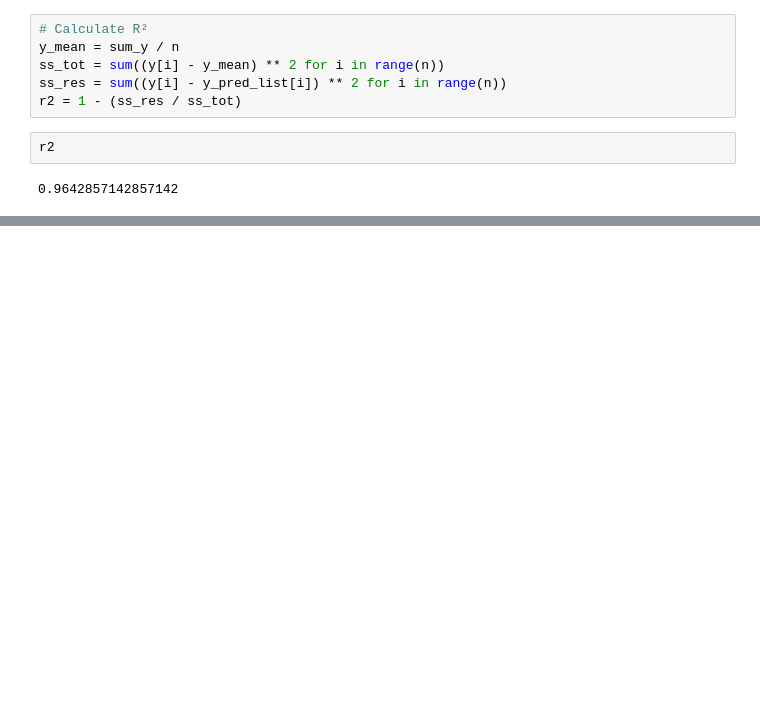
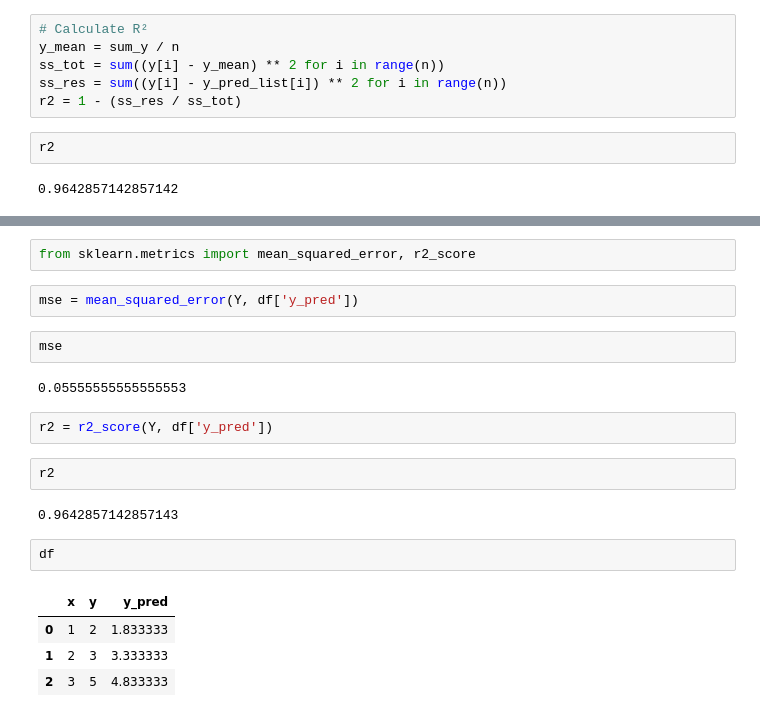
Before and after one commit to arshadziban/ML-Algo, a Jupyter notebook: Version_02/Supervised Learning/Regression/Linear Regression/linear_regression.ipynb, the cells around one changed output, grey strips where cells are left out. Drawn from its saved outputs; the diff is of its cells as text; blank space fills up the shorter version.

```diff
--- a/Version_02/Supervised Learning/Regression/Linear Regression/linear_regression.ipynb
+++ b/Version_02/Supervised Learning/Regression/Linear Regression/linear_regression.ipynb
@@ -96,0 +538,21 @@ r2
+# %%
+from sklearn.metrics import mean_squared_error, r2_score
+# %%
+mse = mean_squared_error(Y, df['y_pred'])
+# %%
+mse
+# %% [output]
+0.05555555555555553
+# %%
+r2 = r2_score(Y, df['y_pred'])
+# %%
+r2
+# %% [output]
+0.9642857142857143
+# %%
+df
+# %% [output]
+|  | x | y | y_pred |
+| 0 | 1 | 2 | 1.833333 |
+| 1 | 2 | 3 | 3.333333 |
+| 2 | 3 | 5 | 4.833333 |
```
Also changed, not shown: parts of 21 cells of this notebook, 2 other files.
